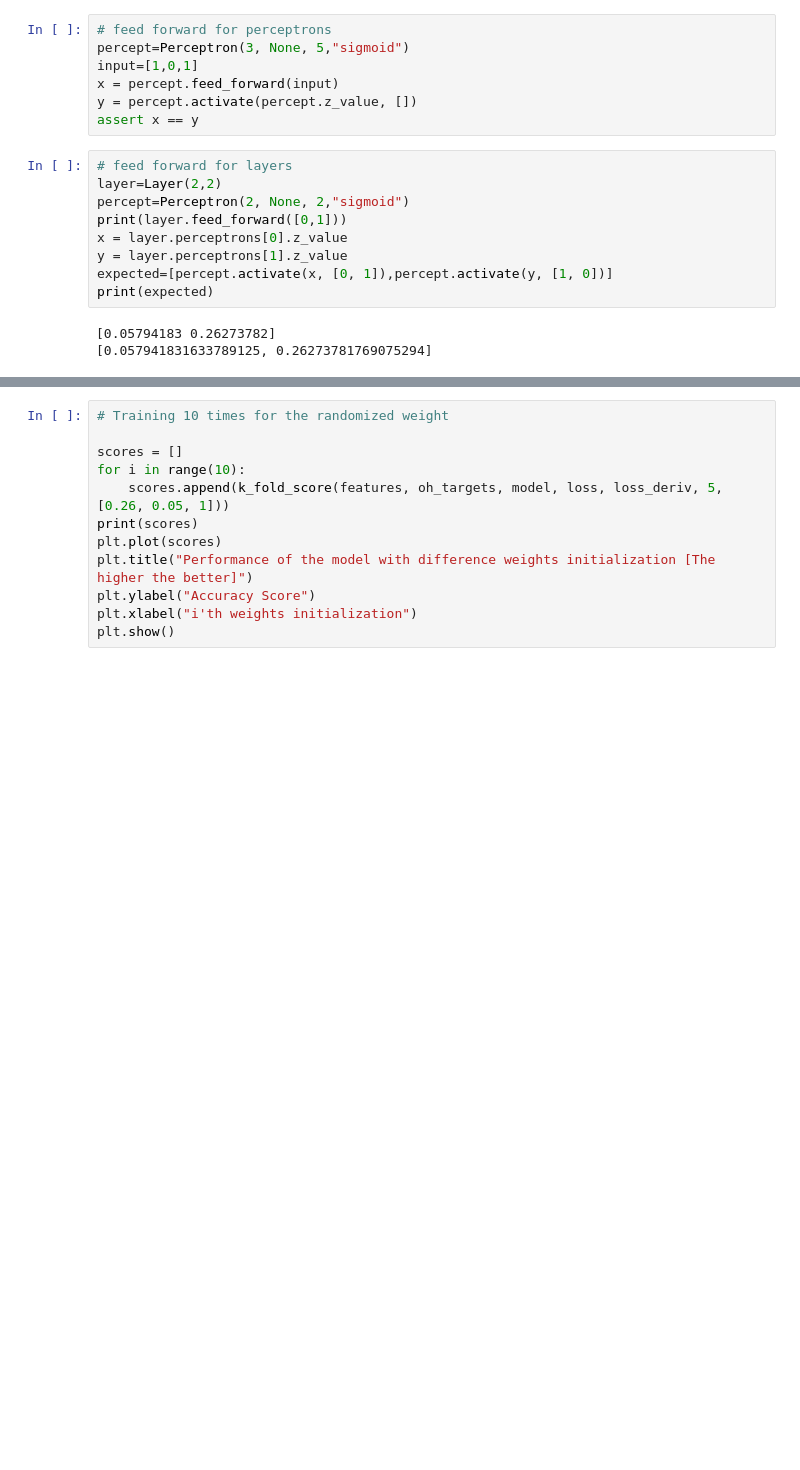
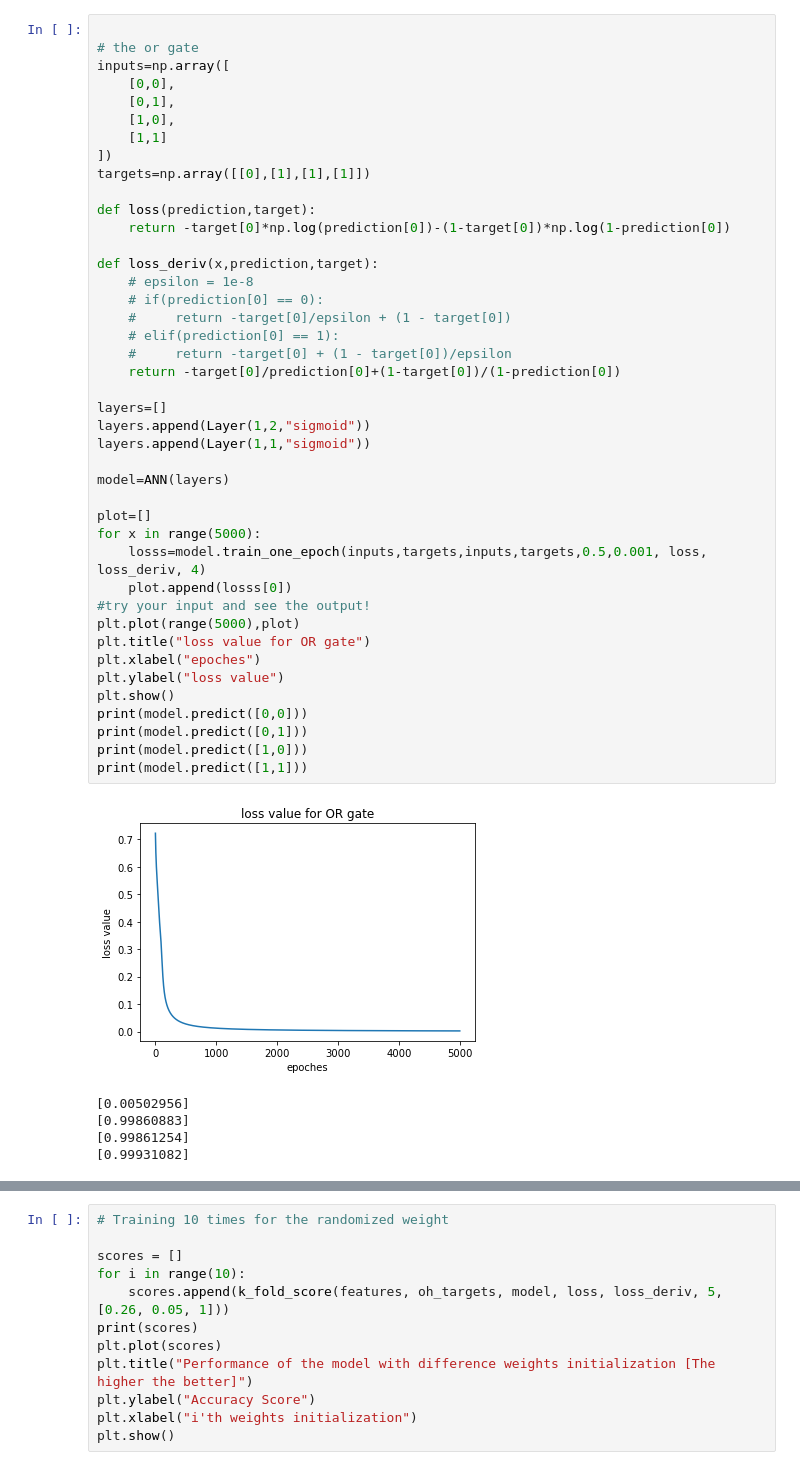
Before and after one commit to sqak-sqak-izardrone/Computational-Intelligence, a Jupyter notebook: src/Main.ipynb, the cells around one changed output, grey strips where cells are left out. Saved outputs shown, nothing was run; the diff lists cells and outputs as text; blank space fills up the shorter version.

```diff
--- a/src/Main.ipynb
+++ b/src/Main.ipynb
@@ -36,19 +7,48 @@ plt.show()
-# %%
-# feed forward for perceptrons
-percept=Perceptron(3, None, 5,"sigmoid")
-input=[1,0,1]
-x = percept.feed_forward(input)
-y = percept.activate(percept.z_value, [])
-assert x == y
-# %%
-# feed forward for layers
-layer=Layer(2,2)
-percept=Perceptron(2, None, 2,"sigmoid")
-print(layer.feed_forward([0,1]))
-x = layer.perceptrons[0].z_value
-y = layer.perceptrons[1].z_value
-expected=[percept.activate(x, [0, 1]),percept.activate(y, [1, 0])]
-print(expected)
-# %% [output]
-[0.05794183 0.26273782]
-[0.057941831633789125, 0.26273781769075294]
+# %%
+
+# the or gate
+inputs=np.array([
+    [0,0],
+    [0,1],
+    [1,0],
+    [1,1]
+])
+targets=np.array([[0],[1],[1],[1]])
+
+def loss(prediction,target):
+    return -target[0]*np.log(prediction[0])-(1-target[0])*np.log(1-prediction[0])
+
+def loss_deriv(x,prediction,target):
+    # epsilon = 1e-8
+    # if(prediction[0] == 0):
+    #     return -target[0]/epsilon + (1 - target[0])
+    # elif(prediction[0] == 1):
+    #     return -target[0] + (1 - target[0])/epsilon
+    return -target[0]/prediction[0]+(1-target[0])/(1-prediction[0])
+
+layers=[]
+layers.append(Layer(1,2,"sigmoid"))
+layers.append(Layer(1,1,"sigmoid"))
+
+model=ANN(layers)
+
+plot=[]
+for x in range(5000):
+    losss=model.train_one_epoch(inputs,targets,inputs,targets,0.5,0.001, loss, loss_deriv, 4)
+    plot.append(losss[0])
+#try your input and see the output!
+plt.plot(range(5000),plot)
+plt.title("loss value for OR gate")
+plt.xlabel("epoches")
+plt.ylabel("loss value")
+plt.show()
+print(model.predict([0,0]))
+print(model.predict([0,1]))
+print(model.predict([1,0]))
+print(model.predict([1,1]))
+# %% [output]
+[figure, added]
+[0.00502956]
+[0.99860883]
+[0.99861254]
+[0.99931082]
```
Also changed, not shown: parts of 18 cells of this notebook.
